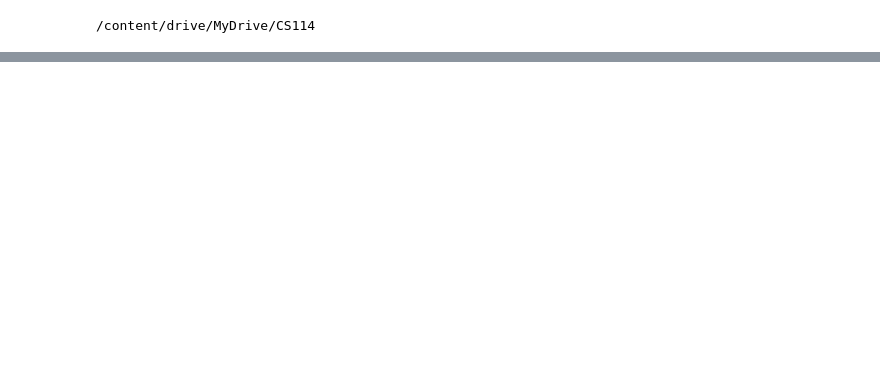
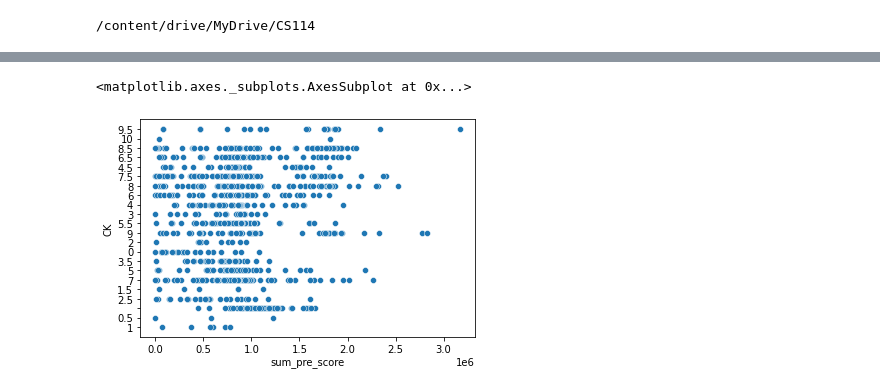
Before and after one commit to DarkStar1709/CS114.L21, a Jupyter notebook: colab3.ipynb, the cells around one changed output, grey strips where cells are left out. Saved outputs shown, nothing was run; the diff lists cells and outputs as text; code cells hidden in the pictures; blank space fills up the shorter version.

```diff
--- a/colab3.ipynb
+++ b/colab3.ipynb
@@ -51,0 +206,5 @@ y.head(5)
+# %%
+Feature_4 = pd.DataFrame(wecode['user_id'])
+Feature_4['sum_pre_score'] = wecode.loc[wecode['is_final'] == 1, ['pre_score']]
+Feature_4 = Feature_4.groupby(['user_id']).sum()
+Feature_4
@@ -51,0 +226,4 @@ y.head(5)
+# %%
+data_merge_4 = pd.merge(Feature_4,score,on='user_id',how='outer')
+data_merge_4 = data_merge_4.dropna()
+data_merge_4
@@ -51,0 +244,5 @@ y.head(5)
+# %%
+sns.scatterplot(x="sum_pre_score", y="CK", data = data_merge_4)
+# %% [output]
+<matplotlib.axes._subplots.AxesSubplot at 0x...>
+[figure, added]
```
Also changed, not shown: parts of 22 cells of this notebook.
